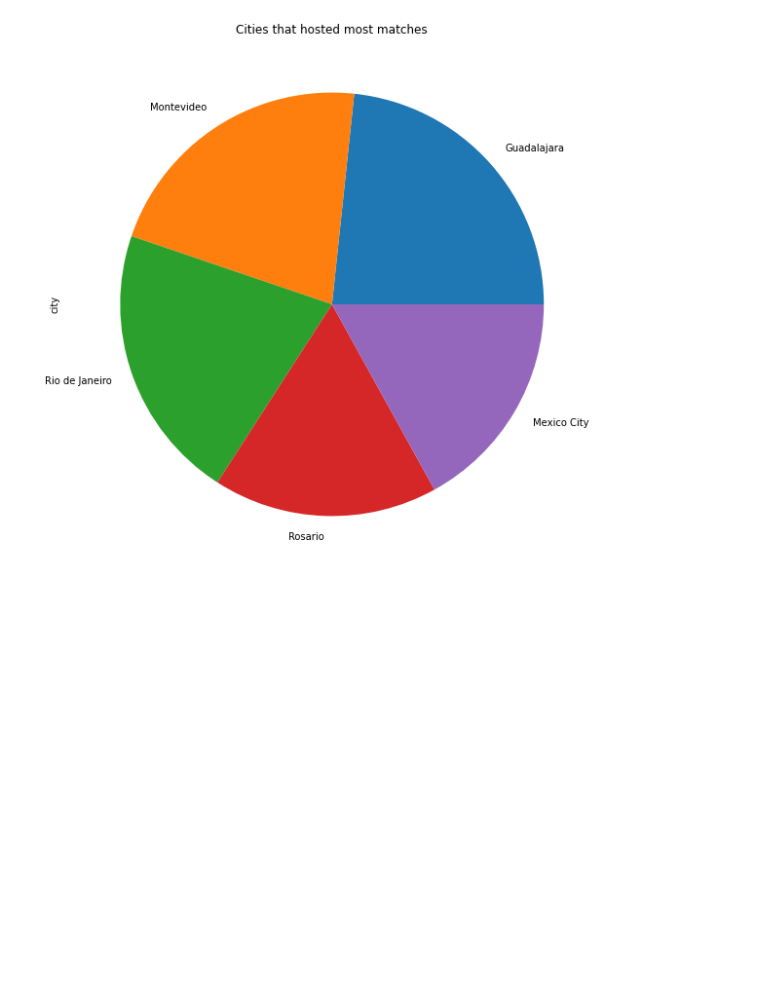
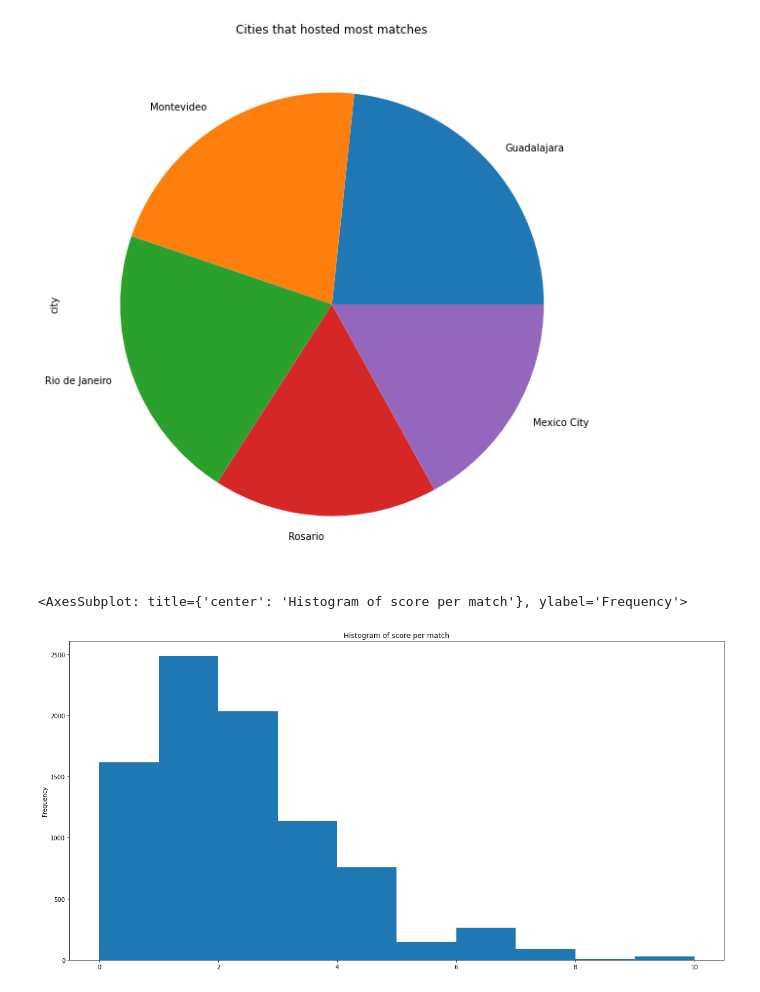
Before and after one commit to felipereis150/world_cup, a Jupyter notebook: EDA.ipynb, the cells around one changed output. Cells and saved outputs as stored; diff of their text form; code cells hidden in the pictures; blank space fills up the shorter version.

Commit message:
feat: updated EDA with more charts and info

```diff
--- a/EDA.ipynb
+++ b/EDA.ipynb
@@ -182,3 +163,9 @@ world_cup['city'].value_counts().head(5).plot(kind='pie', figsize=(20, 10), titl
 # %% [output]
 <AxesSubplot: title={'center': 'Cities that hosted most matches'}, ylabel='city'>
 [figure]
+# %%
+# histogram of score per match
+world_cup['home_score'].plot(kind='hist', figsize=(20, 10), title= 'Histogram of score per match')
+# %% [output]
+<AxesSubplot: title={'center': 'Histogram of score per match'}, ylabel='Frequency'>
+[figure, added]
```
Also changed, not shown: parts of 5 cells of this notebook, 2 other files.
